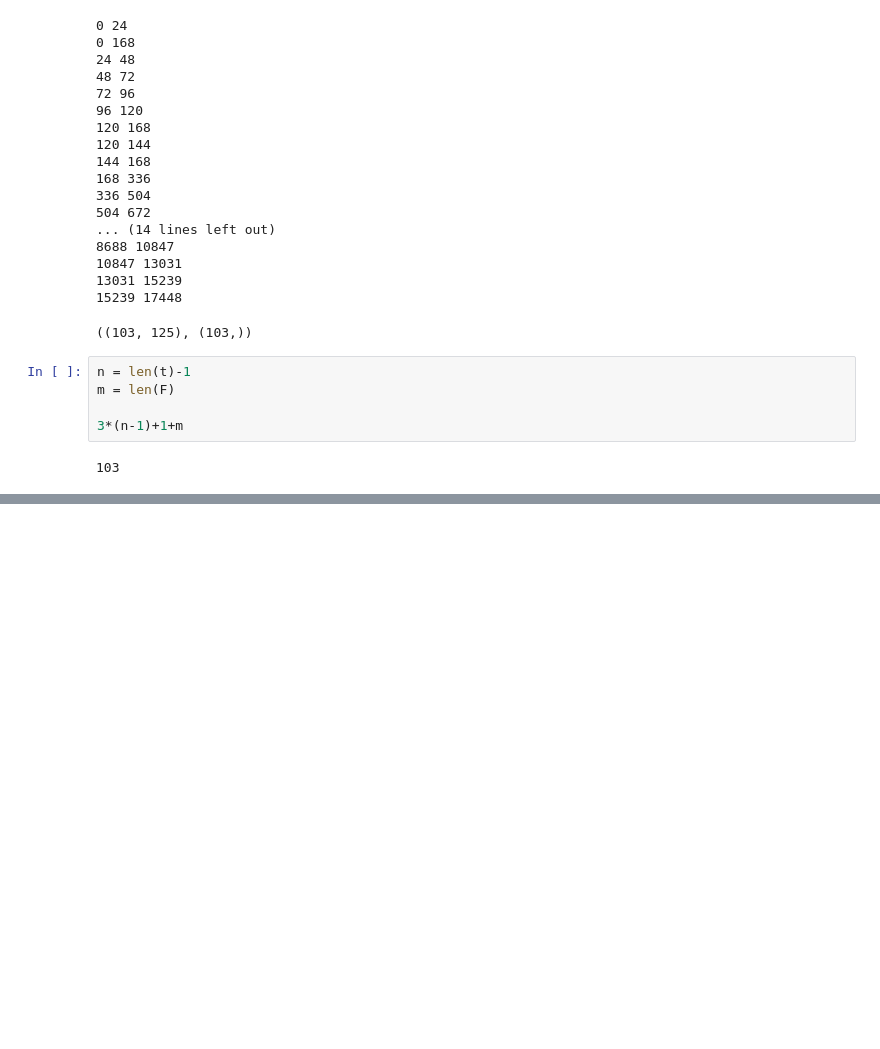
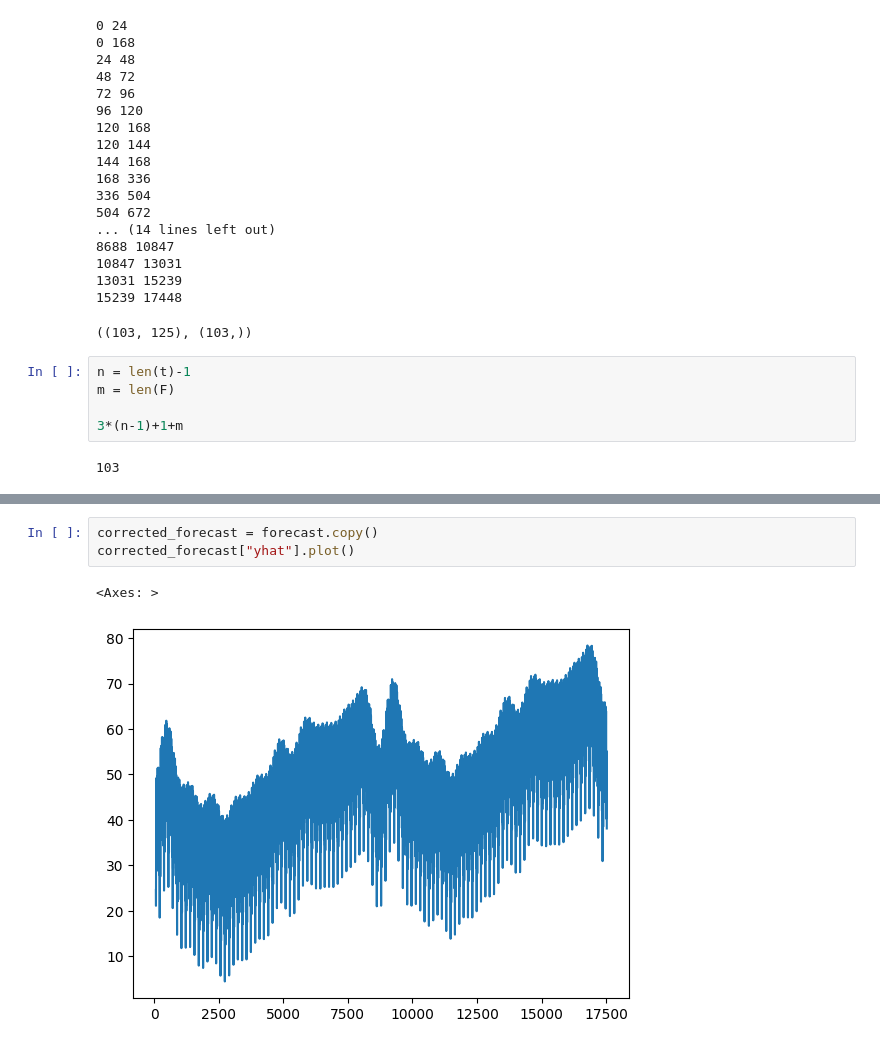
Before and after one commit to LMU-DATA-SCIENCE/price-forward-curve, a Jupyter notebook: pfc_benth_2007.ipynb, the cells around one changed output, grey strips where cells are left out. Drawn from its saved outputs; the diff is of its cells as text; blank space fills up the shorter version.

```diff
--- a/pfc_benth_2007.ipynb
+++ b/pfc_benth_2007.ipynb
@@ -96,0 +128,6 @@ ValueError: The truth value of an array with more than one element is ambiguous.
+# %%
+corrected_forecast = forecast.copy()
+corrected_forecast["yhat"].plot()
+# %% [output]
+<Axes: >
+[figure, added]
```
Also changed, not shown: parts of 4 cells of this notebook, 1 other file.
